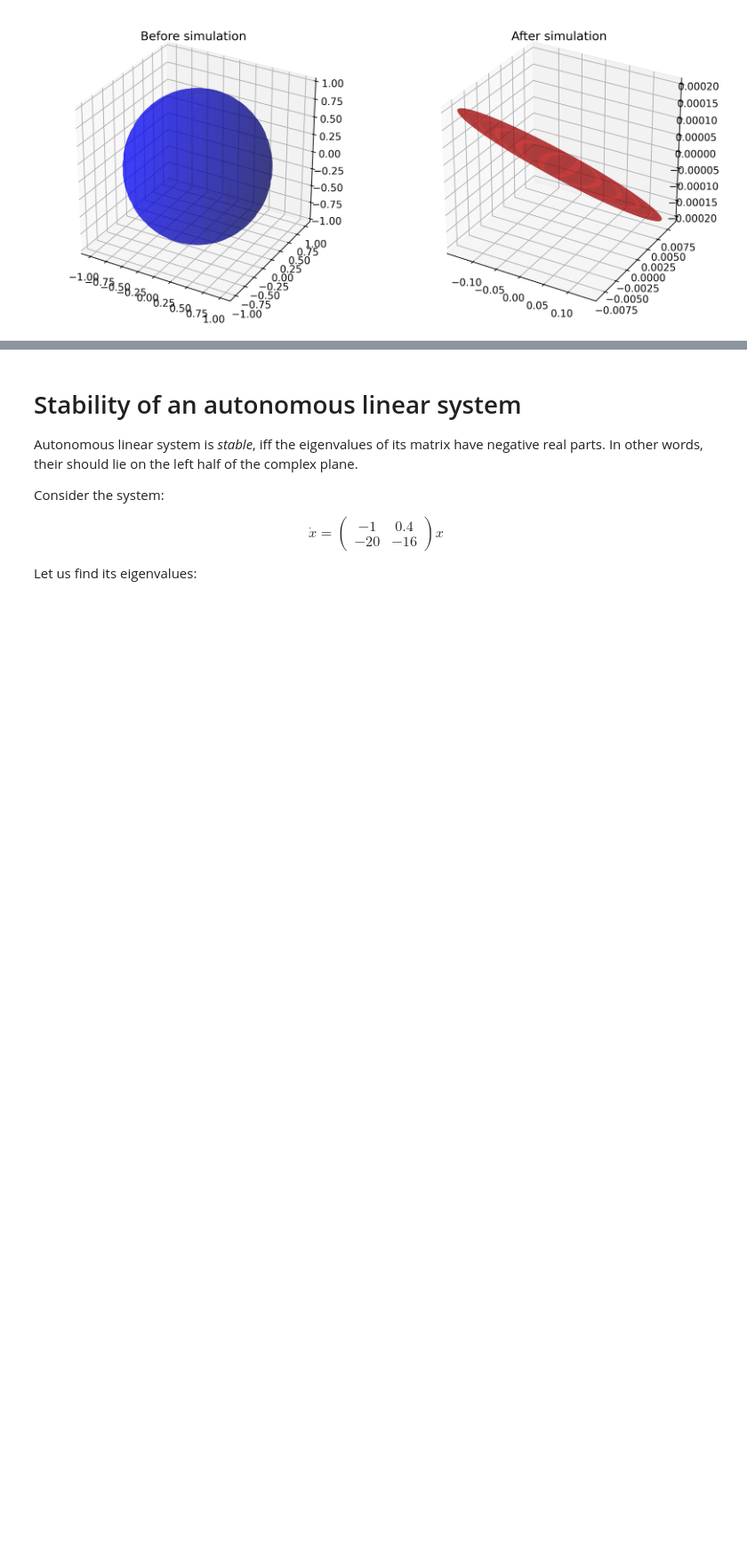
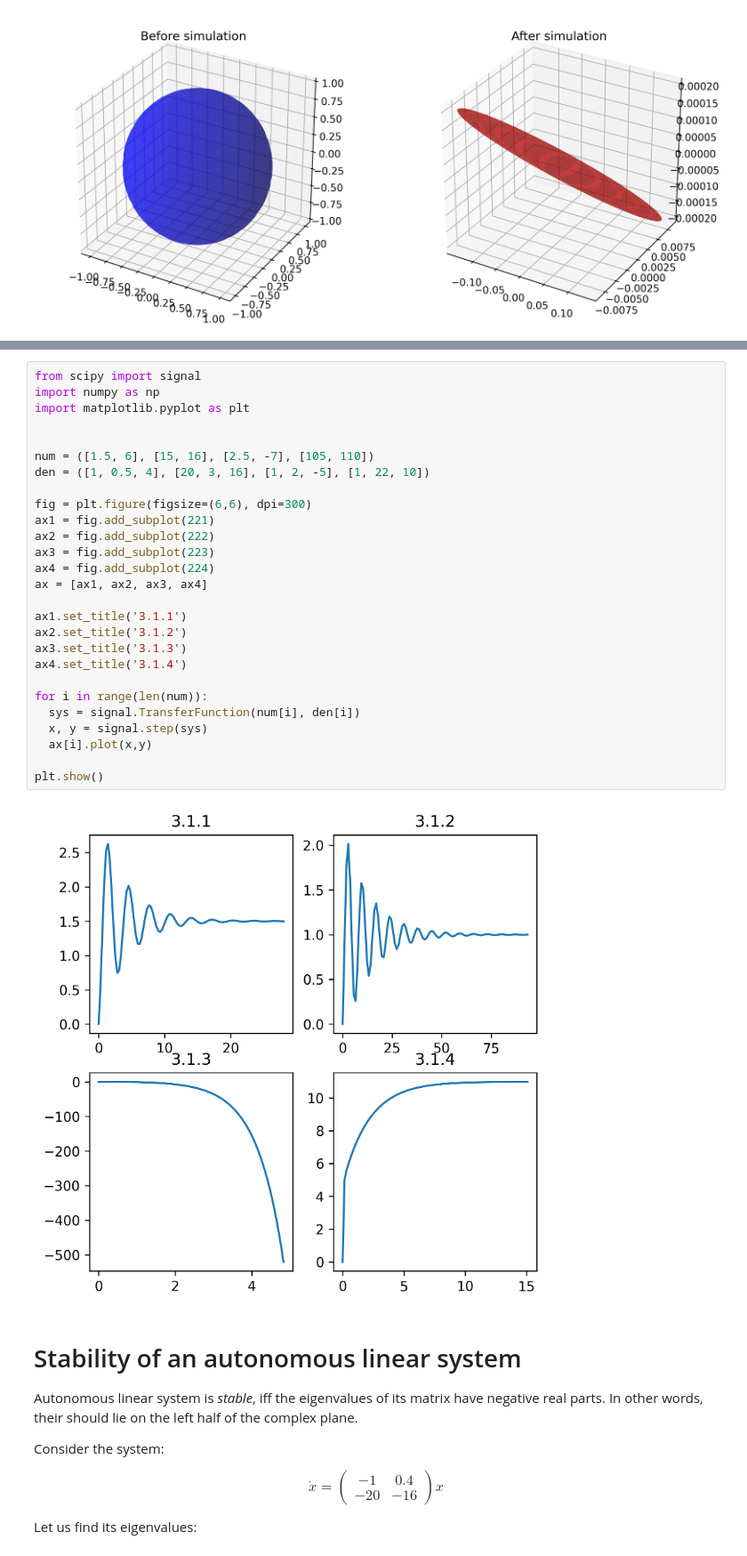
Before and after one commit to enestydarealmc/IU_ControlTheory, a Jupyter notebook: CT_Assignment1.ipynb, the cells around one changed output, grey strips where cells are left out. Shown at 89% size. Drawn from its saved outputs; the diff is of its cells as text; blank space fills up the shorter version.

```diff
--- a/CT_Assignment1.ipynb
+++ b/CT_Assignment1.ipynb
@@ -767,6 +769,35 @@ $$
 
 
 ## Task 3.2 (extra), simulate these systems using transfer function (research which software allows to do so in Python)
+# %%
+from scipy import signal
+import numpy as np
+import matplotlib.pyplot as plt
+
+
+num = ([1.5, 6], [15, 16], [2.5, -7], [105, 110])
+den = ([1, 0.5, 4], [20, 3, 16], [1, 2, -5], [1, 22, 10])
+
+fig = plt.figure(figsize=(6,6), dpi=300)
+ax1 = fig.add_subplot(221)
+ax2 = fig.add_subplot(222)
+ax3 = fig.add_subplot(223)
+ax4 = fig.add_subplot(224)
+ax = [ax1, ax2, ax3, ax4]
+
+ax1.set_title('3.1.1')
+ax2.set_title('3.1.2')
+ax3.set_title('3.1.3')
+ax4.set_title('3.1.4')
+
+for i in range(len(num)):
+  sys = signal.TransferFunction(num[i], den[i])
+  x, y = signal.step(sys)
+  ax[i].plot(x,y)
+
+plt.show()
+# %% [output]
+[figure, added]
 # %% [markdown]
 # Stability of an autonomous linear system
 
```
Also changed, not shown: parts of 3 cells of this notebook.
